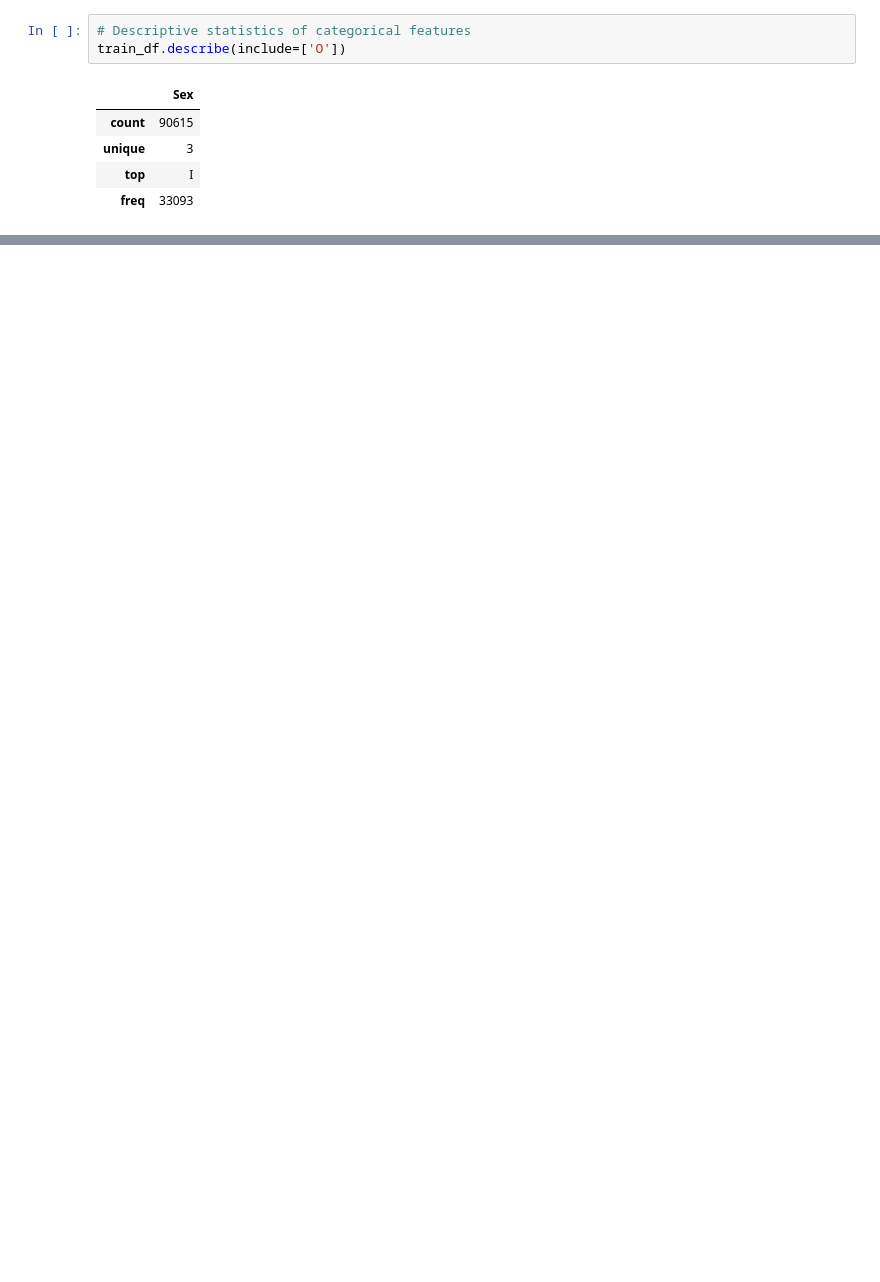
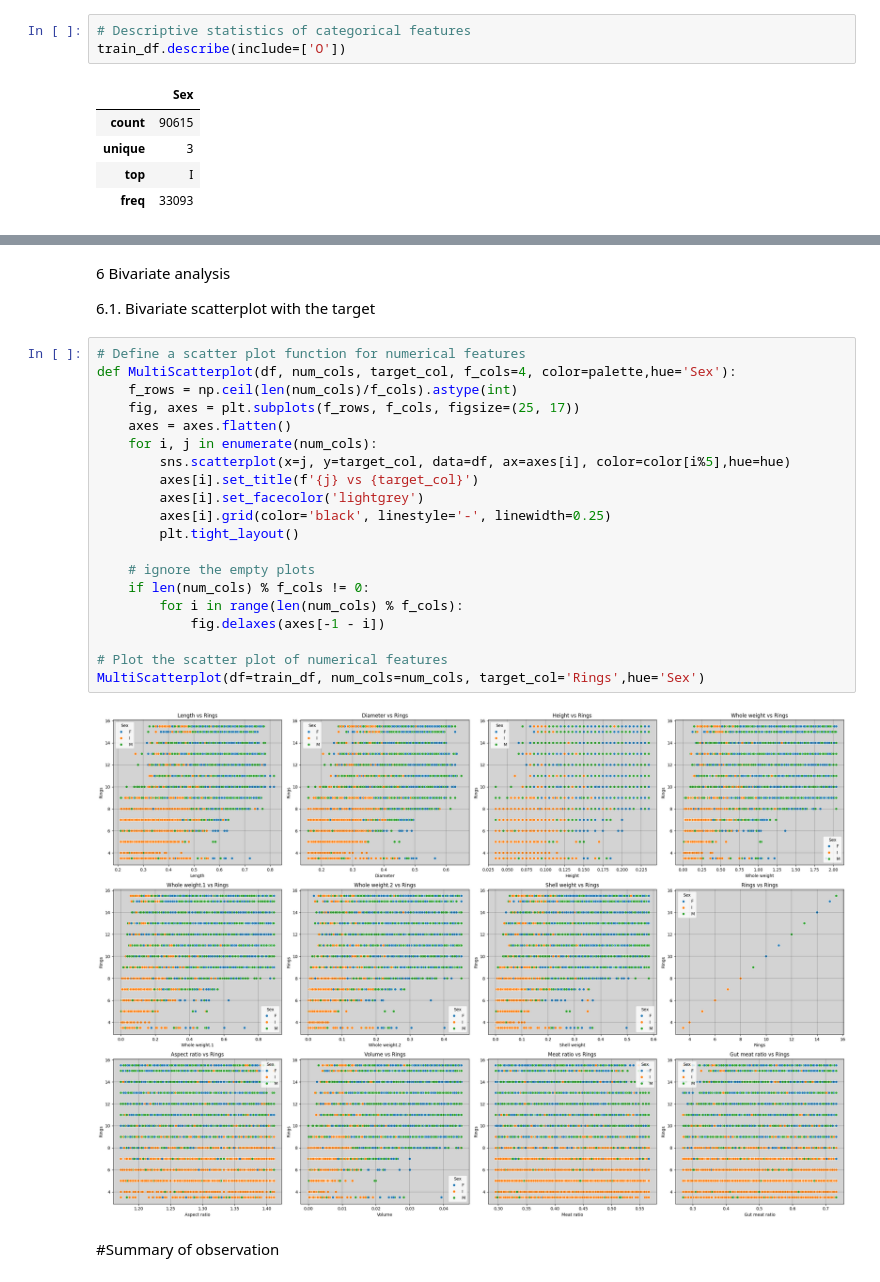
Before and after one commit to Oikiy/Remote_Abalone_Regression, a Jupyter notebook: notebook/Regression_Abalone.ipynb, the cells around one changed output, grey strips where cells are left out. Cells and saved outputs as stored; diff of their text form; blank space fills up the shorter version.

```diff
--- a/notebook/Regression_Abalone.ipynb
+++ b/notebook/Regression_Abalone.ipynb
@@ -386,0 +410,28 @@ train_df.describe(include=['O'])
+# %% [markdown]
+6 Bivariate analysis
+
+6.1. Bivariate scatterplot with the target
+# %%
+# Define a scatter plot function for numerical features
+def MultiScatterplot(df, num_cols, target_col, f_cols=4, color=palette,hue='Sex'):
+    f_rows = np.ceil(len(num_cols)/f_cols).astype(int)
+    fig, axes = plt.subplots(f_rows, f_cols, figsize=(25, 17))
+    axes = axes.flatten()
+    for i, j in enumerate(num_cols):
+        sns.scatterplot(x=j, y=target_col, data=df, ax=axes[i], color=color[i%5],hue=hue)
+        axes[i].set_title(f'{j} vs {target_col}')
+        axes[i].set_facecolor('lightgrey')
+        axes[i].grid(color='black', linestyle='-', linewidth=0.25)
+        plt.tight_layout()
+
+    # ignore the empty plots
+    if len(num_cols) % f_cols != 0:
+        for i in range(len(num_cols) % f_cols):
+            fig.delaxes(axes[-1 - i])
+
+# Plot the scatter plot of numerical features
+MultiScatterplot(df=train_df, num_cols=num_cols, target_col='Rings',hue='Sex')
+# %% [output]
+[figure, added]
+# %% [markdown]
+#Summary of observation
```
Also changed, not shown: parts of 20 cells of this notebook.
